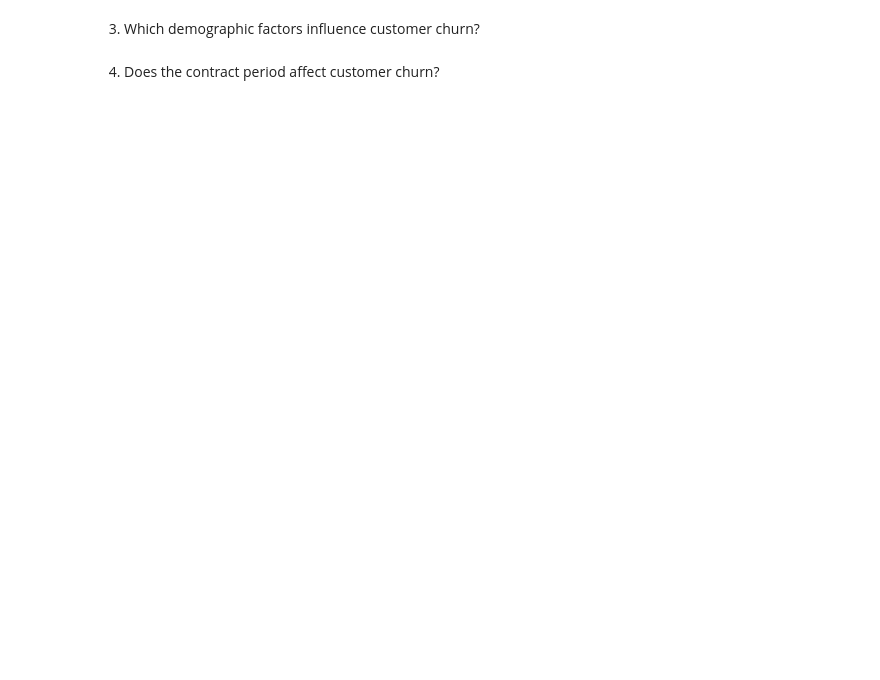
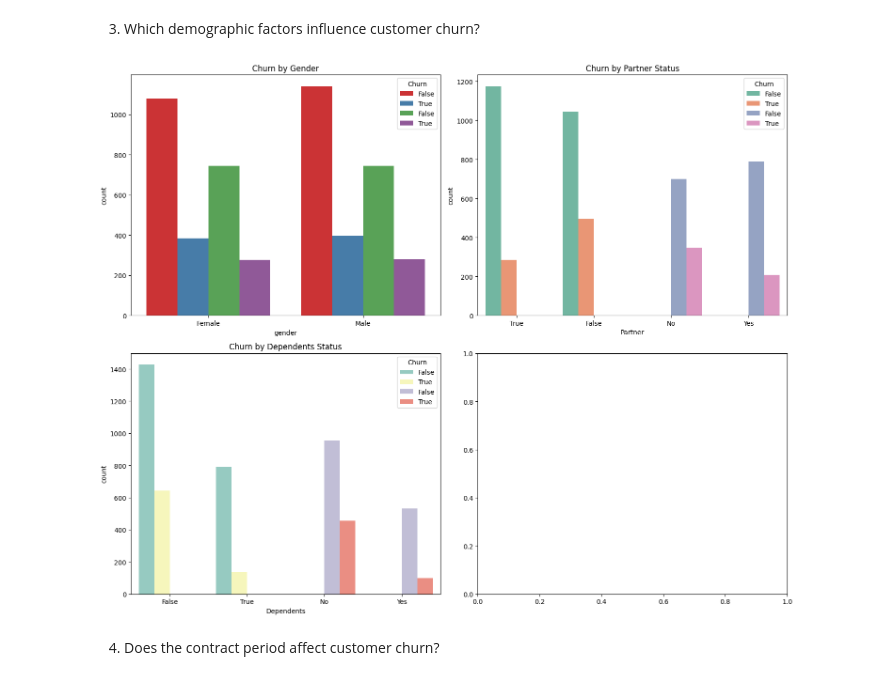
Before and after one commit to susanlazaro/LP2-belize, a Jupyter notebook: notebook.ipynb, the cells around one changed output. Saved outputs shown, nothing was run; the diff lists cells and outputs as text; code cells hidden in the pictures; blank space fills up the shorter version.

```diff
--- a/notebook.ipynb
+++ b/notebook.ipynb
@@ -737,4 +729,23 @@ plt.show()
 # %% [markdown]
 3. Which demographic factors influence customer churn?
+# %%
+#the demographic factors from the dataset are gender and whether or not the client has a partner and/or dependant so I'll visualize that using a bar plot
+fig, axes = plt.subplots(2, 2, figsize=(15, 12))
+
+sns.countplot(ax=axes[0, 0], x='gender', hue='Churn', data=df, palette='Set1')
+axes[0, 0].set_title('Churn by Gender')
+
+sns.countplot(ax=axes[0, 1], x='Partner', hue='Churn', data=df, palette='Set2')
+axes[0, 1].set_title('Churn by Partner Status')
+
+sns.countplot(ax=axes[1, 0], x='Dependents', hue='Churn', data=df, palette='Set3')
+axes[1, 0].set_title('Churn by Dependents Status')
+
+# Add more categorical variables as needed
+
+plt.tight_layout()
+plt.show()
+# %% [output]
+[figure, added]
 # %% [markdown]
 4. Does the contract period affect customer churn?
```
Also changed, not shown: parts of 13 cells of this notebook.
